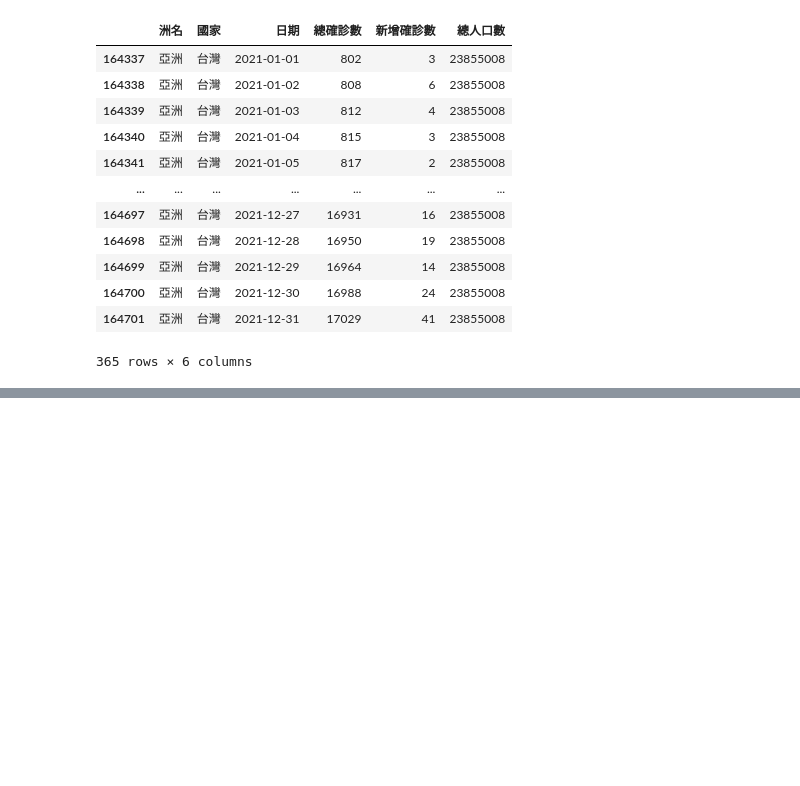
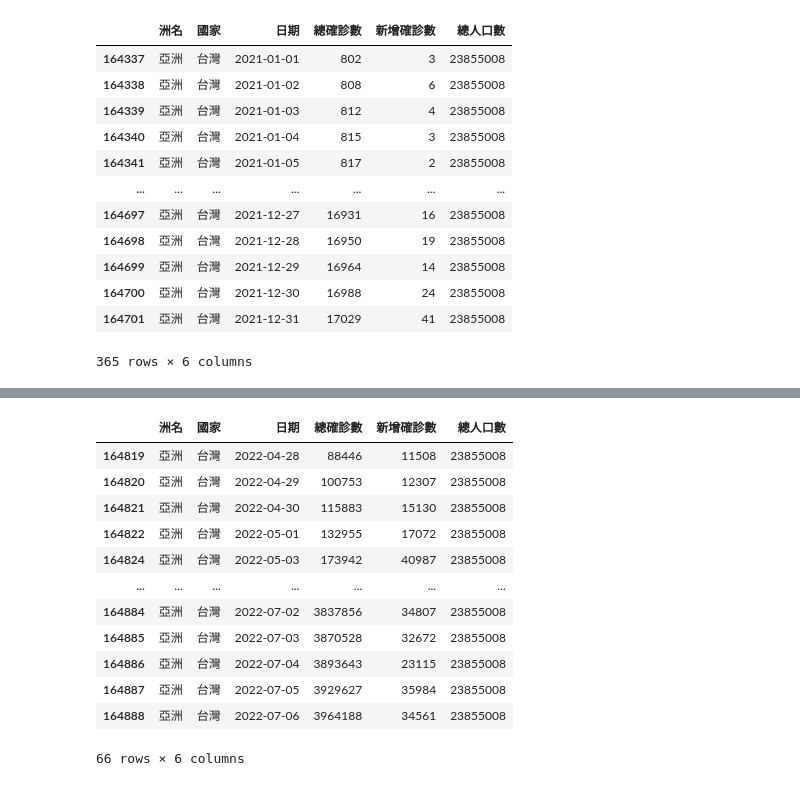
Before and after one commit to SophiaSu0925/__2024_07_29_AI_python, a Jupyter notebook: lesson16/lesson16_5.ipynb, the cells around one changed output, grey strips where cells are left out. Saved outputs shown, nothing was run; the diff lists cells and outputs as text; code cells hidden in the pictures; blank space fills up the shorter version.

```diff
--- a/lesson16/lesson16_5.ipynb
+++ b/lesson16/lesson16_5.ipynb
@@ -141,0 +163,16 @@ df_tw[(df_tw['日期'] >= '2021-01-01') &  (df_tw['日期'] < '2022-01-01')]
+# %%
+df_tw[df_tw['新增確診數'] >= 10000]
+# %% [output]
+|  | 洲名 | 國家 | 日期 | 總確診數 | 新增確診數 | 總人口數 |
+| 164819 | 亞洲 | 台灣 | 2022-04-28 | 88446 | 11508 | 23855008 |
+| 164820 | 亞洲 | 台灣 | 2022-04-29 | 100753 | 12307 | 23855008 |
+| 164821 | 亞洲 | 台灣 | 2022-04-30 | 115883 | 15130 | 23855008 |
+| 164822 | 亞洲 | 台灣 | 2022-05-01 | 132955 | 17072 | 23855008 |
+| 164824 | 亞洲 | 台灣 | 2022-05-03 | 173942 | 40987 | 23855008 |
+| ... | ... | ... | ... | ... | ... | ... |
+| 164884 | 亞洲 | 台灣 | 2022-07-02 | 3837856 | 34807 | 23855008 |
+| 164885 | 亞洲 | 台灣 | 2022-07-03 | 3870528 | 32672 | 23855008 |
+| 164886 | 亞洲 | 台灣 | 2022-07-04 | 3893643 | 23115 | 23855008 |
+| 164887 | 亞洲 | 台灣 | 2022-07-05 | 3929627 | 35984 | 23855008 |
+| 164888 | 亞洲 | 台灣 | 2022-07-06 | 3964188 | 34561 | 23855008 |
+66 rows × 6 columns
```
Also changed, not shown: parts of 2 cells of this notebook.
